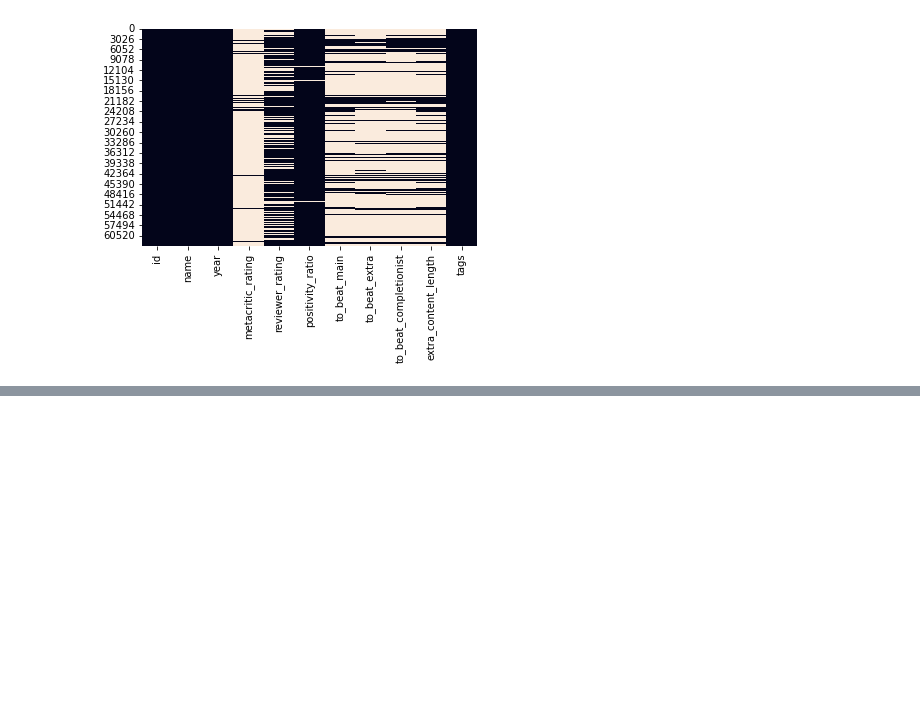
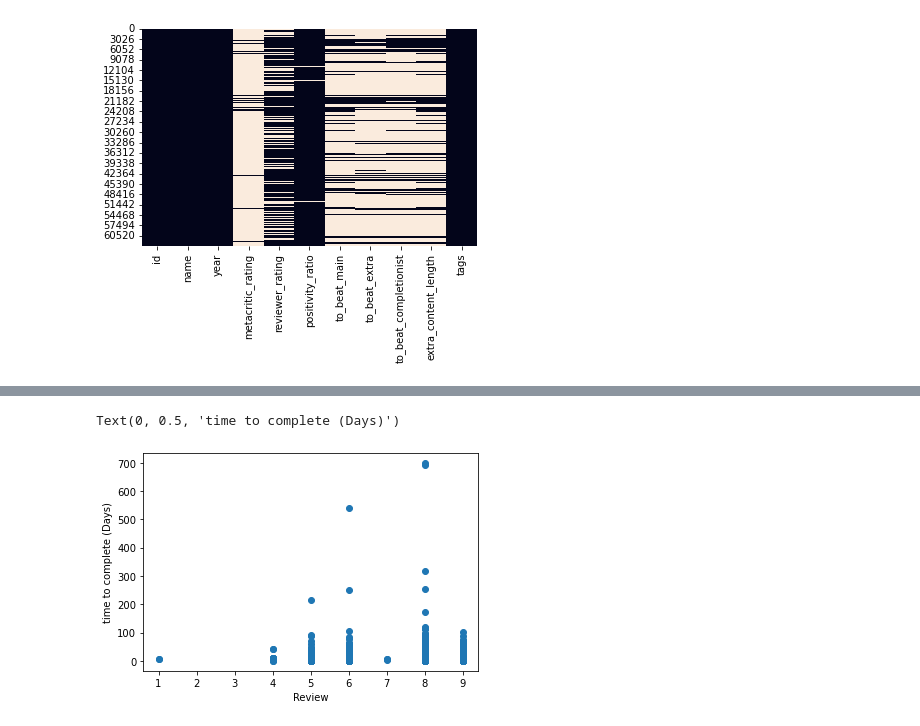
Before and after one commit to Noeljarillo/Steam_Data_Analitycs, a Jupyter notebook: notebook.ipynb, the cells around one changed output, grey strips where cells are left out. Saved outputs shown, nothing was run; the diff lists cells and outputs as text; code cells hidden in the pictures; blank space fills up the shorter version.

```diff
--- a/notebook.ipynb
+++ b/notebook.ipynb
@@ -62,0 +80,9 @@ plt.show()
+# %%
+#Relationship of Reviewers critic vs main completion time
+
+plt.scatter(df_clean.reviewer_rating, df_clean.to_beat_main)
+plt.xlabel("Review")
+plt.ylabel("time to complete (Days)")
+# %% [output]
+Text(0, 0.5, 'time to complete (Days)')
+[figure, added]
```
Also changed, not shown: parts of 2 cells of this notebook.
